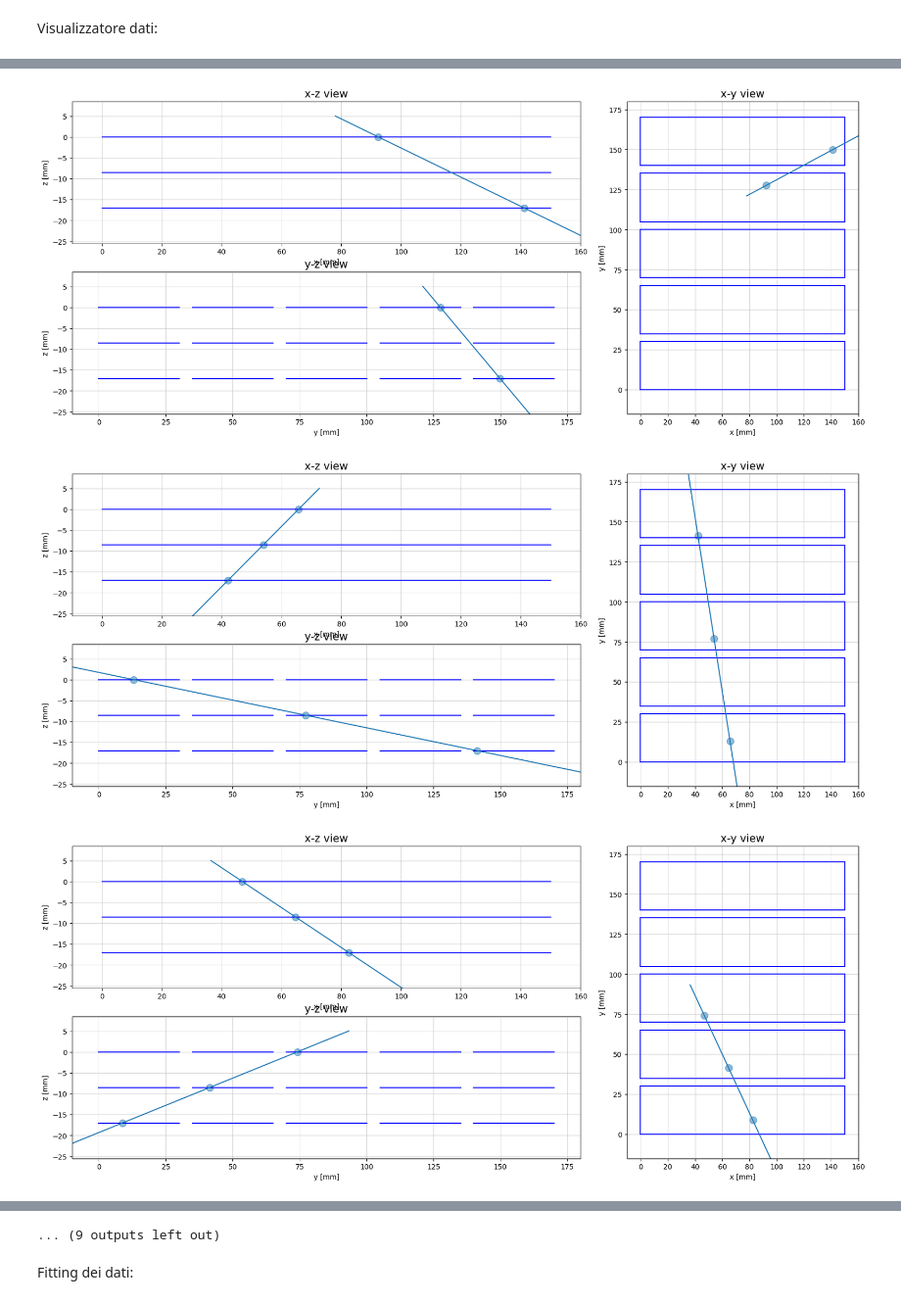
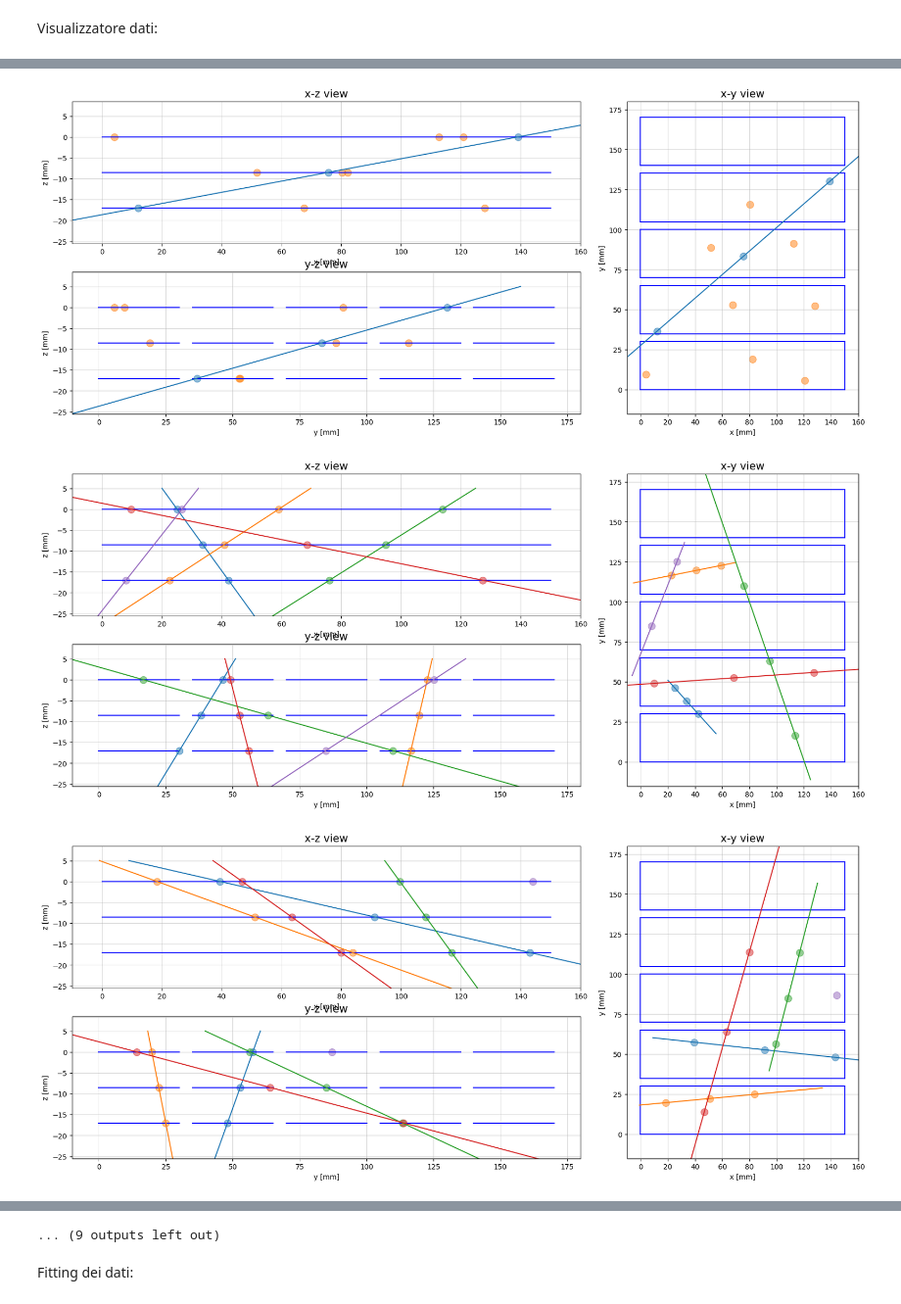
Before and after one commit to lucasulinux/prog_tesi, a Jupyter notebook: prog_Di_Turi.ipynb, the cells around one changed output, grey strips where cells are left out. Shown at 98% size. Cells and saved outputs as stored; diff of their text form; code cells hidden in the pictures.

```diff
--- a/prog_Di_Turi.ipynb
+++ b/prog_Di_Turi.ipynb
@@ -59,10 +23,46 @@ save_csv_py(cont)
+# %%
+num_samples = config_gen.N_EVGEN
+num_lines_per_plot = config_gen.N_TRK
+num_plots,num_gen_events = 0,0
+cont = []
+
+while (num_gen_events<=num_samples):
+
+    point, direction = generate_random_line()   #Se volessi generare la retta da un punto specifico, devo dare in pasto una lista [x,y,z=0], un bool False --generate_random_line(point,False)
+    points_on_line = get_points(direction, point,[0.,-dist_z,-2*dist_z])
+
+    if limiti_spaziali(points_on_line):
+        num_plots+=1
+        for i in points_on_line.T[1]:
+            if missed_stave(i, stavew, Lgap) and ( True in np.isclose(points_on_line,i) ):
+                indici = np.where( np.isclose(points_on_line,i) )
+                if(len(indici)==1):
+                    points_on_line = np.delete(points_on_line,indici[0]*3+range(3))
+                if(len(indici)>1):
+                    points_on_line = np.delete(points_on_line,indici[0][0]*3+range(3))
+                    points_on_line = points_on_line.reshape(-1,3)
+            noise_index = np.random.uniform(0,1)
+
+            if (noise_index < ProbMiss) and (len(points_on_line)>0):
+                indici = np.array( np.random.randint(0,len(points_on_line)) )
+                points_on_line = np.delete(points_on_line,indici*3+range(3))
+            points_on_line = points_on_line.reshape(-1,3)
+        cont.append( dati( num_gen_events , points_on_line , direction , point , num_plots) )
+        noise = noise_gen(ProbNoise, dist_z)
+        cont.append( dati(num_gen_events, noise, np.zeros_like(direction),np.zeros_like(point),-1) )
+
+    if(num_plots==num_lines_per_plot):
+        num_plots = 0
+        num_gen_events+=1 #index for the plot
+
+save_csv_py(cont)
 # %% [markdown]
 Visualizzatore dati:
 # %%
 
 counter = 0
 n_plot = 20
-nome = '/home/luca/Uni/VI/Tesi/reconstructed_tracks_1_no_NaN.csv'
+nome = '/home/luca/Uni/VI/Tesi/reconstructed_tracks_5_no_NaN.csv'
 df = pd.read_csv(nome, header=None).dropna()
 event = df.iloc[:, 0]
 rec = df.iloc[:, 1]
@@ -130,3 +130,3 @@ for i in event_values[:n_plot]:
-[figure, old version]
+[figure, new version]
-[figure, old version]
+[figure, new version]
-[figure, old version]
+[figure, new version]
```
Also changed, not shown: parts of 5 cells of this notebook, 6 other files.
